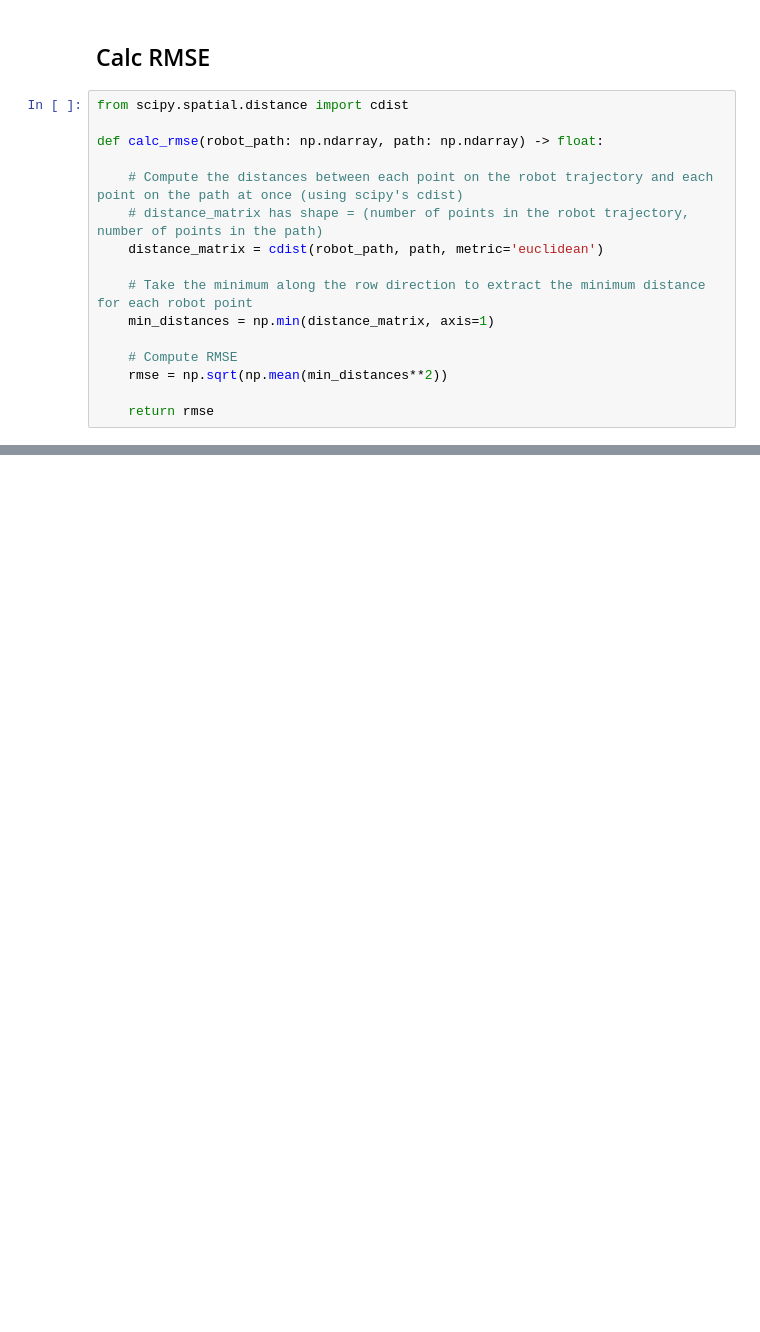
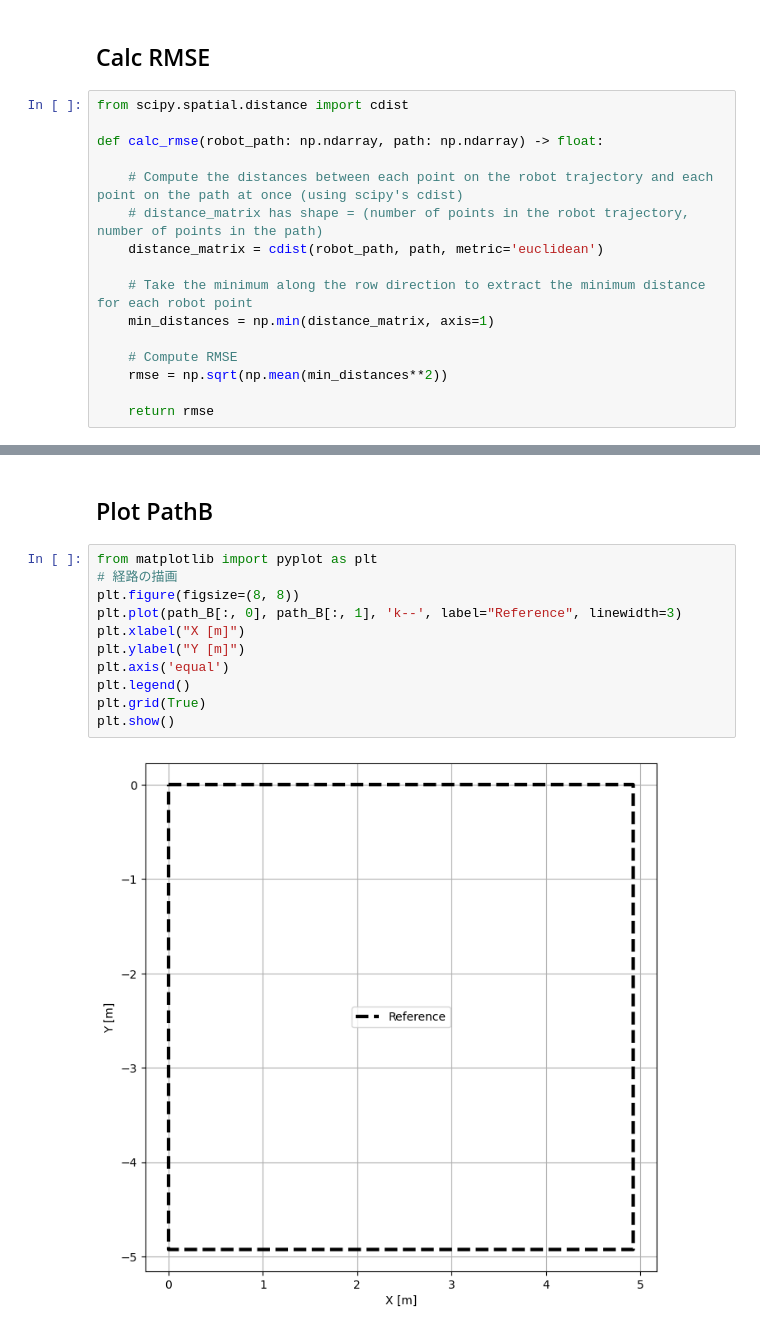
Before and after one commit to Decwest/dwpp_test_simulation, a Jupyter notebook: ipynb/iso_result_analysis_test.ipynb, the cells around one changed output, grey strips where cells are left out. Drawn from its saved outputs; the diff is of its cells as text; blank space fills up the shorter version.

```diff
--- a/ipynb/iso_result_analysis_test.ipynb
+++ b/ipynb/iso_result_analysis_test.ipynb
@@ -152,0 +155,15 @@ RMSE: 0.2005 m
+# %% [markdown]
+## Plot PathB
+# %%
+from matplotlib import pyplot as plt
+# 経路の描画
+plt.figure(figsize=(8, 8))
+plt.plot(path_B[:, 0], path_B[:, 1], 'k--', label="Reference", linewidth=3)
+plt.xlabel("X [m]")
+plt.ylabel("Y [m]")
+plt.axis('equal')
+plt.legend()
+plt.grid(True)
+plt.show()
+# %% [output]
+[figure, added]
```
Also changed, not shown: parts of 7 cells of this notebook, 2 other files.
